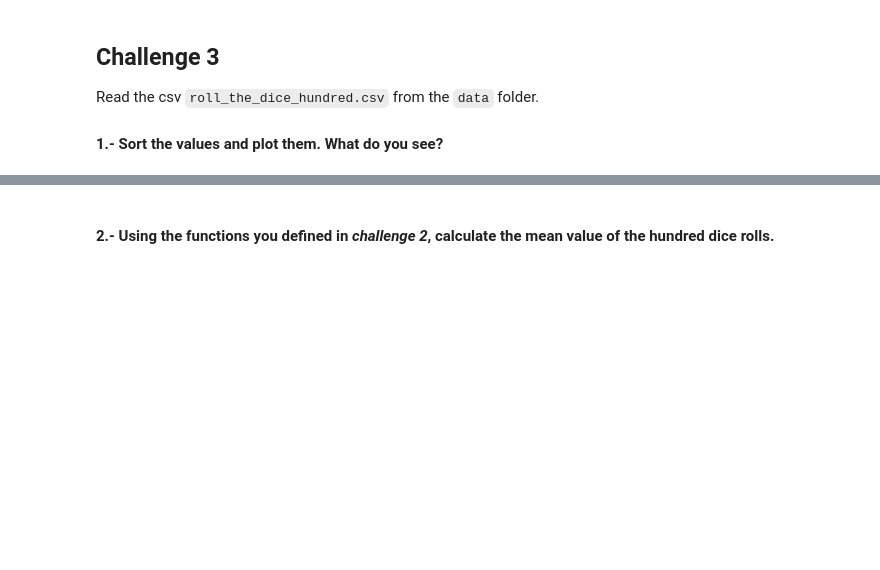
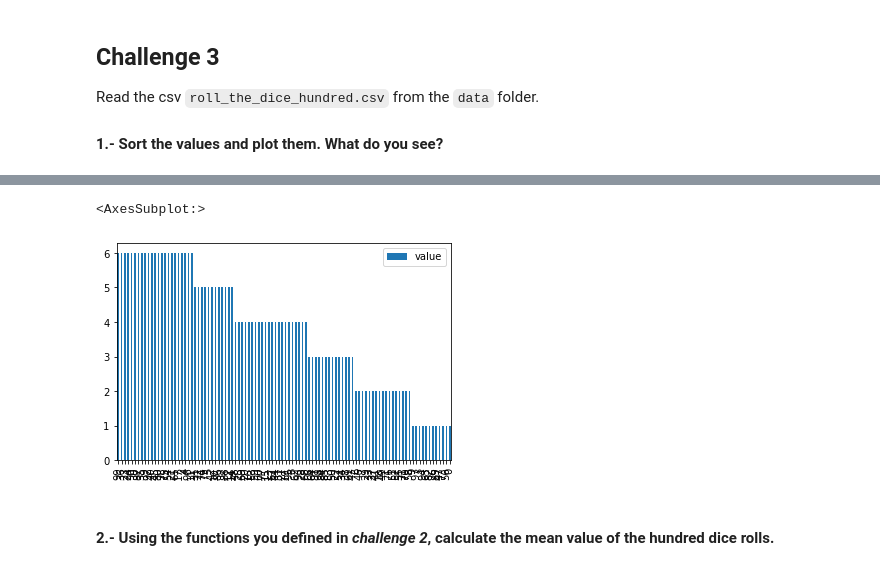
Before and after one commit to Irene9R/dataptmad1121_labs, a Jupyter notebook: module-2/understanding-descriptive-stats/your-code/main.ipynb, the cells around one changed output, grey strips where cells are left out. Cells and saved outputs as stored; diff of their text form; code cells hidden in the pictures; blank space fills up the shorter version.

```diff
--- a/module-2/understanding-descriptive-stats/your-code/main.ipynb
+++ b/module-2/understanding-descriptive-stats/your-code/main.ipynb
@@ -119,3 +151,5 @@ Read the csv `roll_the_dice_hundred.csv` from the `data` folder.
 #### 1.- Sort the values and plot them. What do you see?
 # %%
 # your code here
+roll_dice_hundred = pd.read_csv('../data/roll_the_dice_hundred.csv')
+roll_dice_hundred.head()
@@ -122,3 +163,9 @@ Read the csv `roll_the_dice_hundred.csv` from the `data` folder.
+# %%
+roll_dice_hundred = roll_dice_hundred.sort_values(by='value', ascending=False)
+roll_dice_hundred[['value']].plot.bar()
+# %% [output]
+<AxesSubplot:>
+[figure, added]
 # %%
 """
 your comments here
```
Also changed, not shown: parts of 15 cells of this notebook.
